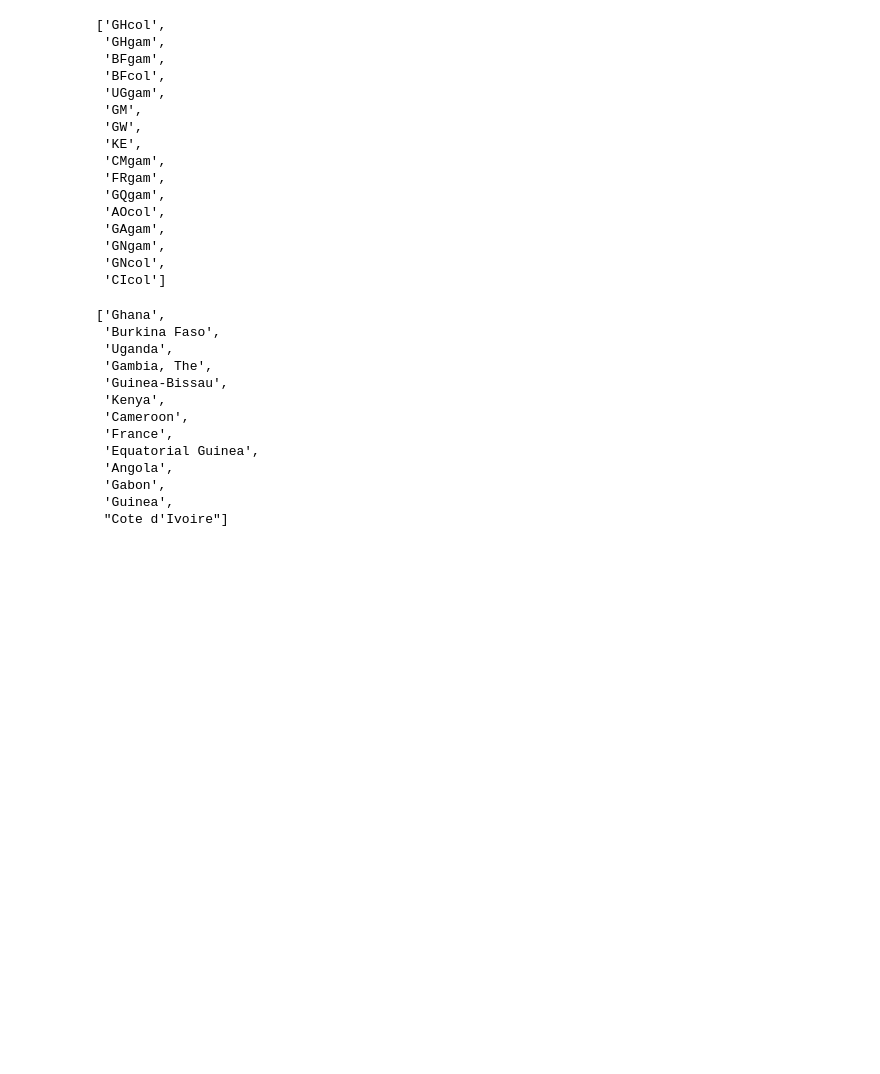
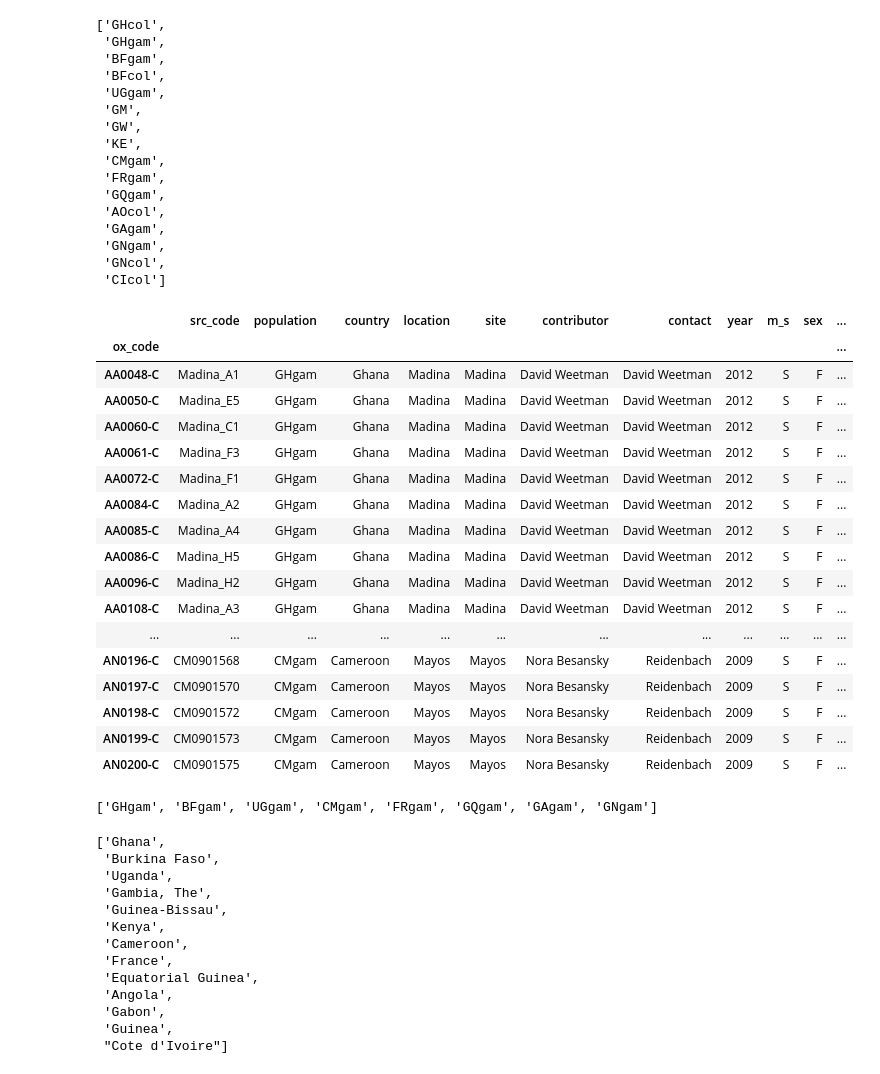
Before and after one commit to EvolutionQuant/PCA-MalariaGEN-WestAfrica, a Jupyter notebook: datasets/MalariaGEN/phase-2-ar1/samples/select_west_african_mosquitoes.ipynb, the cells around one changed output. Cells and saved outputs as stored; diff of their text form; code cells hidden in the pictures; blank space fills up the shorter version.

Commit message:
Select individuals containing "gam" in population
Signed-off-by: Karel Ha <mathemage@gmail.com>

```diff
--- a/datasets/MalariaGEN/phase-2-ar1/samples/select_west_african_mosquitoes.ipynb
+++ b/datasets/MalariaGEN/phase-2-ar1/samples/select_west_african_mosquitoes.ipynb
@@ -69,12 +69,33 @@ populations
  'CIcol']
 # %%
 if mosq_species:
-    selection_mask = df["population"] == mosq_species
+    selection_mask = df["population"].str.contains(mosq_species)
     df = df[selection_mask]
-
-# TODO: fix population using prefixes "GH*", "BF*", ...
-
-# df
+df
+# %% [output]
+|  | src_code | population | country | location | site | contributor | contact | year | m_s | sex | ... |
+| ox_code |  |  |  |  |  |  |  |  |  |  | ... |
+| AA0048-C | Madina_A1 | GHgam | Ghana | Madina | Madina | David Weetman | David Weetman | 2012 | S | F | ... |
+| AA0050-C | Madina_E5 | GHgam | Ghana | Madina | Madina | David Weetman | David Weetman | 2012 | S | F | ... |
+| AA0060-C | Madina_C1 | GHgam | Ghana | Madina | Madina | David Weetman | David Weetman | 2012 | S | F | ... |
+| AA0061-C | Madina_F3 | GHgam | Ghana | Madina | Madina | David Weetman | David Weetman | 2012 | S | F | ... |
+| AA0072-C | Madina_F1 | GHgam | Ghana | Madina | Madina | David Weetman | David Weetman | 2012 | S | F | ... |
+| AA0084-C | Madina_A2 | GHgam | Ghana | Madina | Madina | David Weetman | David Weetman | 2012 | S | F | ... |
+| AA0085-C | Madina_A4 | GHgam | Ghana | Madina | Madina | David Weetman | David Weetman | 2012 | S | F | ... |
+| AA0086-C | Madina_H5 | GHgam | Ghana | Madina | Madina | David Weetman | David Weetman | 2012 | S | F | ... |
+| AA0096-C | Madina_H2 | GHgam | Ghana | Madina | Madina | David Weetman | David Weetman | 2012 | S | F | ... |
+| AA0108-C | Madina_A3 | GHgam | Ghana | Madina | Madina | David Weetman | David Weetman | 2012 | S | F | ... |
+| ... | ... | ... | ... | ... | ... | ... | ... | ... | ... | ... | ... |
+| AN0196-C | CM0901568 | CMgam | Cameroon | Mayos | Mayos | Nora Besansky | Reidenbach | 2009 | S | F | ... |
+| AN0197-C | CM0901570 | CMgam | Cameroon | Mayos | Mayos | Nora Besansky | Reidenbach | 2009 | S | F | ... |
+| AN0198-C | CM0901572 | CMgam | Cameroon | Mayos | Mayos | Nora Besansky | Reidenbach | 2009 | S | F | ... |
+| AN0199-C | CM0901573 | CMgam | Cameroon | Mayos | Mayos | Nora Besansky | Reidenbach | 2009 | S | F | ... |
+| AN0200-C | CM0901575 | CMgam | Cameroon | Mayos | Mayos | Nora Besansky | Reidenbach | 2009 | S | F | ... |
+# %%
+selected_populations = list(df["population"].unique())
+selected_populations
+# %% [output]
+['GHgam', 'BFgam', 'UGgam', 'CMgam', 'FRgam', 'GQgam', 'GAgam', 'GNgam']
 # %%
 # TODO check cells below if they're ok after species filtering
 # %%
```
